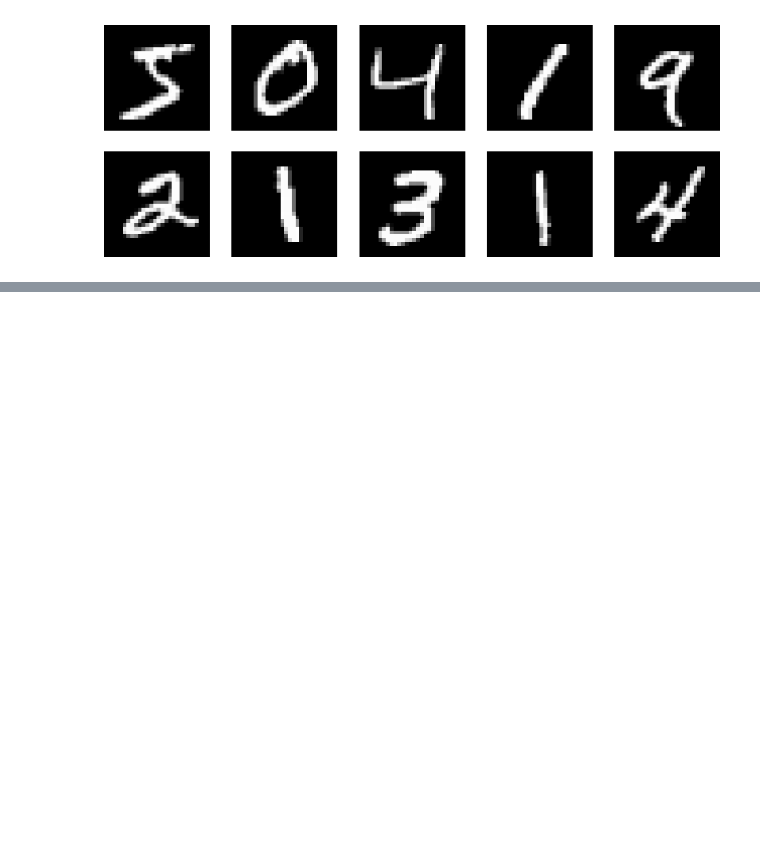
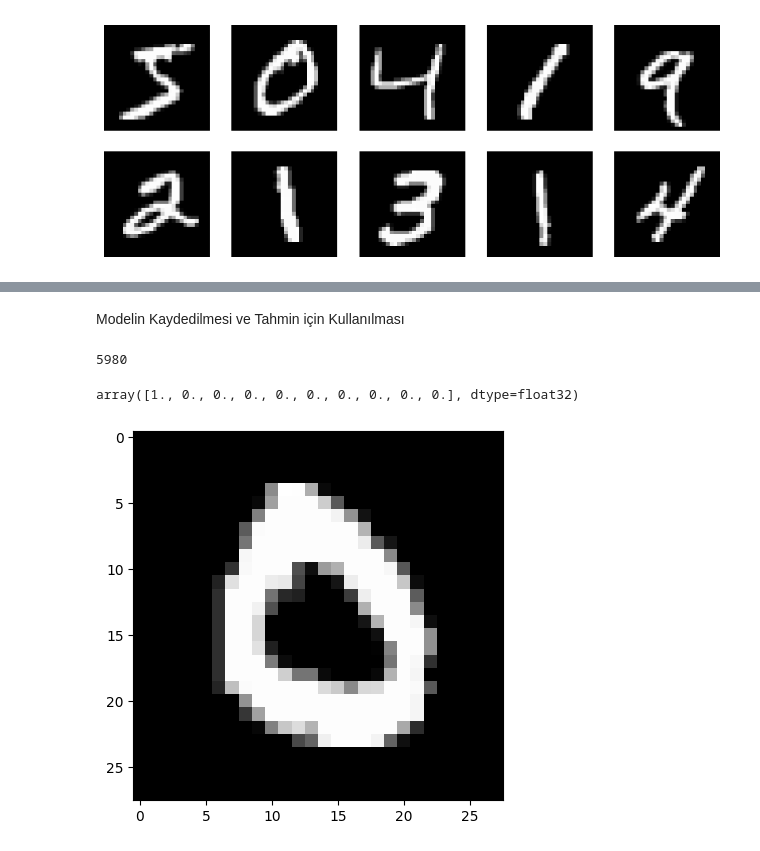
Before and after one commit to nurcanyaz/deep_learning, a Jupyter notebook: ANN_UYGULAMA.ipynb, the cells around one changed output, grey strips where cells are left out. Drawn from its saved outputs; the diff is of its cells as text; code cells hidden in the pictures; blank space fills up the shorter version.

```diff
--- a/ANN_UYGULAMA.ipynb
+++ b/ANN_UYGULAMA.ipynb
@@ -58,0 +172,6 @@ visualize_img(x_train)
+# %%
+x_train = x_train.reshape(x_train.shape[0], 28, 28, 1)
+x_test = x_test.reshape(x_test.shape[0], 28, 28, 1)
+
+print(f"x_train boyutu: {x_train.shape}")
+print(f"x_test boyutu: {x_test.shape}")
@@ -58,0 +308,2 @@ visualize_img(x_train)
+# %% [markdown]
+Modelin Kaydedilmesi ve Tahmin için Kullanılması
@@ -58,0 +312,18 @@ visualize_img(x_train)
+# %%
+import random
+
+random = random.randint(0, x_test.shape[0])
+# %%
+random
+# %% [output]
+5980
+# %%
+test_image = x_test[random]
+# %%
+y_test[random]
+# %% [output]
+array([1., 0., 0., 0., 0., 0., 0., 0., 0., 0.], dtype=float32)
+# %%
+plt.imshow(test_image.reshape(28, 28),cmap='gray');
+# %% [output]
+[figure, added]
```
Also changed, not shown: parts of 42 cells of this notebook.
